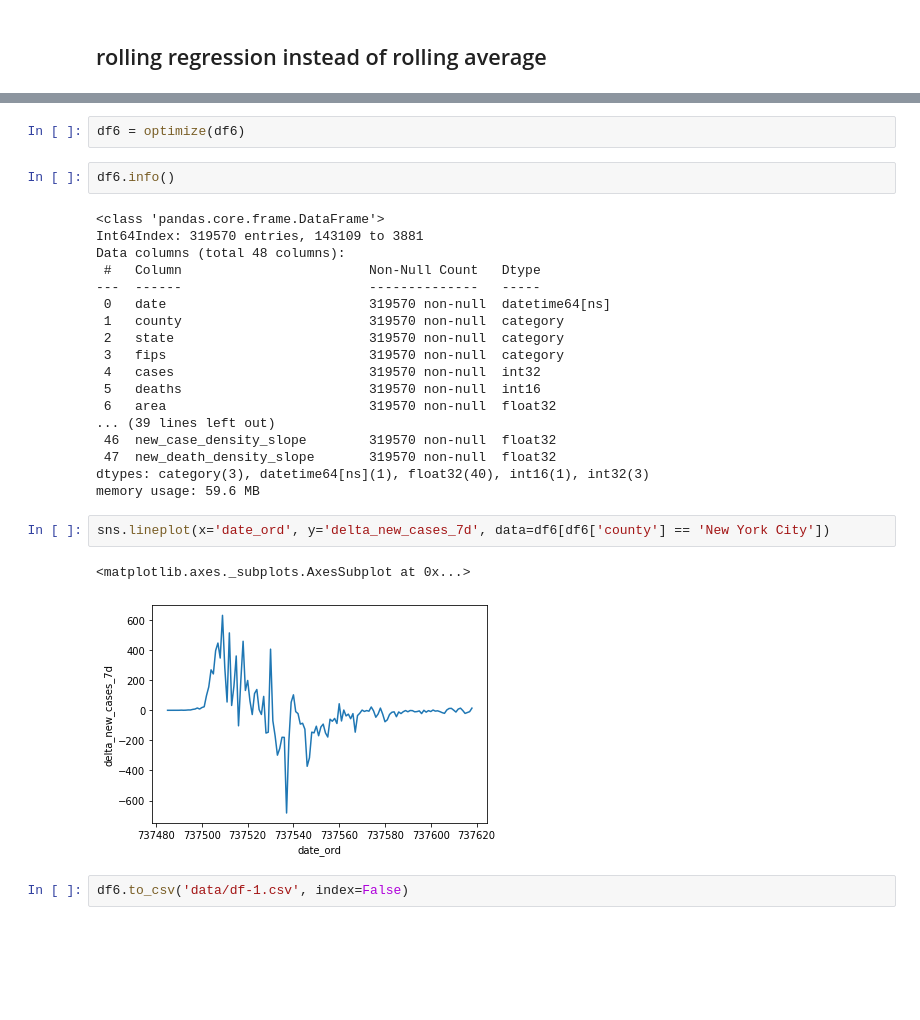
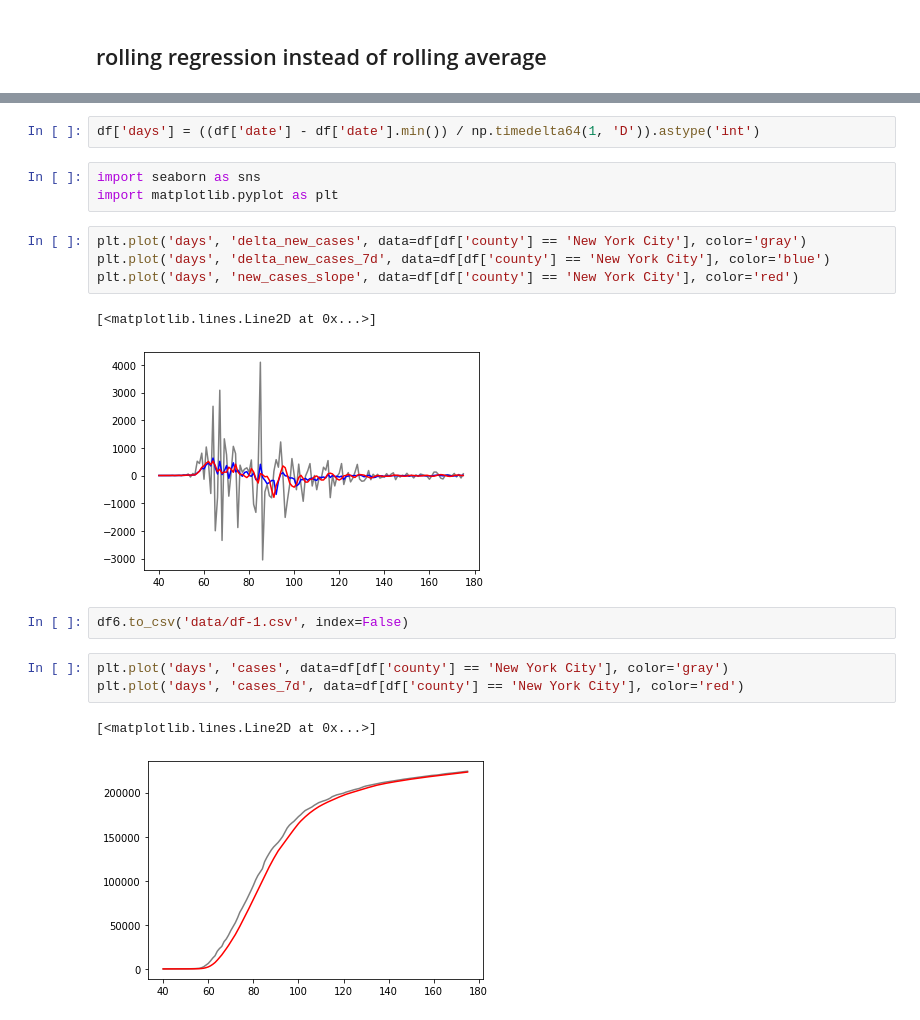
Before and after one commit to jydiw/covid-19-data, a Jupyter notebook: eda_nytimes-data.ipynb, the cells around one changed output, grey strips where cells are left out. Cells and saved outputs as stored; diff of their text form; blank space fills up the shorter version.

```diff
--- a/eda_nytimes-data.ipynb
+++ b/eda_nytimes-data.ipynb
@@ -586,29 +376,20 @@ df6[df6['fips'] == 'nyc'][['new_deaths','delta_new_deaths_7d', 'new_deaths_slope
-# %%
-df6 = optimize(df6)
-# %%
-df6.info()
-# %% [output]
-<class 'pandas.core.frame.DataFrame'>
-Int64Index: 319570 entries, 143109 to 3881
-Data columns (total 48 columns):
- #   Column                        Non-Null Count   Dtype
----  ------                        --------------   -----
- 0   date                          319570 non-null  datetime64[ns]
- 1   county                        319570 non-null  category
- 2   state                         319570 non-null  category
- 3   fips                          319570 non-null  category
- 4   cases                         319570 non-null  int32
- 5   deaths                        319570 non-null  int16
- 6   area                          319570 non-null  float32
-... (39 lines left out)
- 46  new_case_density_slope        319570 non-null  float32
- 47  new_death_density_slope       319570 non-null  float32
-dtypes: category(3), datetime64[ns](1), float32(40), int16(1), int32(3)
-memory usage: 59.6 MB
-# %%
-sns.lineplot(x='date_ord', y='delta_new_cases_7d', data=df6[df6['county'] == 'New York City'])
-# %% [output]
-<matplotlib.axes._subplots.AxesSubplot at 0x...>
-[figure, removed]
+# %%
+df['days'] = ((df['date'] - df['date'].min()) / np.timedelta64(1, 'D')).astype('int')
+# %%
+import seaborn as sns
+import matplotlib.pyplot as plt
+# %%
+plt.plot('days', 'delta_new_cases', data=df[df['county'] == 'New York City'], color='gray')
+plt.plot('days', 'delta_new_cases_7d', data=df[df['county'] == 'New York City'], color='blue')
+plt.plot('days', 'new_cases_slope', data=df[df['county'] == 'New York City'], color='red')
+# %% [output]
+[<matplotlib.lines.Line2D at 0x...>]
+[figure, added]
 # %%
 df6.to_csv('data/df-1.csv', index=False)
+# %%
+plt.plot('days', 'cases', data=df[df['county'] == 'New York City'], color='gray')
+plt.plot('days', 'cases_7d', data=df[df['county'] == 'New York City'], color='red')
+# %% [output]
+[<matplotlib.lines.Line2D at 0x...>]
+[figure, added]
```
Also changed, not shown: parts of 56 cells of this notebook, 6 other files.
